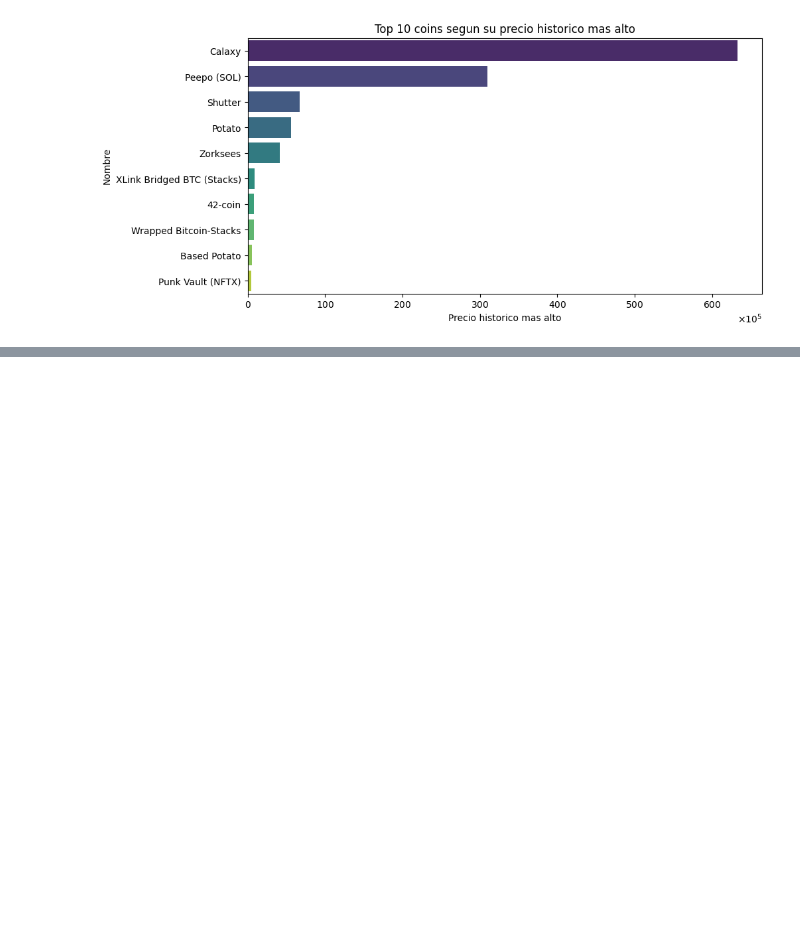
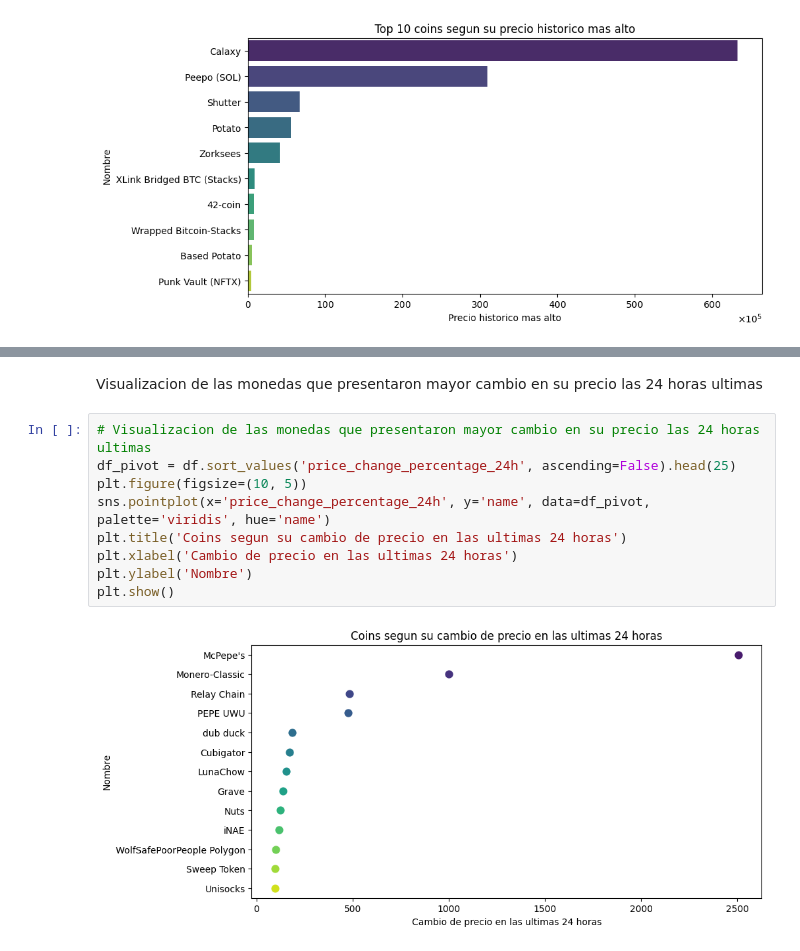
Before and after one commit to LuisFelipePoma/Crypto_App, a Jupyter notebook: src/notebooks/eda_dataset/visualize_dataset.ipynb, the cells around one changed output, grey strips where cells are left out. Saved outputs shown, nothing was run; the diff lists cells and outputs as text; blank space fills up the shorter version.

```diff
--- a/src/notebooks/eda_dataset/visualize_dataset.ipynb
+++ b/src/notebooks/eda_dataset/visualize_dataset.ipynb
@@ -88,0 +101,13 @@ Visualizacion de la circulacion en el mercado
+# %% [markdown]
+Visualizacion de las monedas que presentaron mayor cambio en su precio las 24 horas ultimas
+# %%
+# Visualizacion de las monedas que presentaron mayor cambio en su precio las 24 horas ultimas
+df_pivot = df.sort_values('price_change_percentage_24h', ascending=False).head(25)
+plt.figure(figsize=(10, 5))
+sns.pointplot(x='price_change_percentage_24h', y='name', data=df_pivot, palette='viridis', hue='name')
+plt.title('Coins segun su cambio de precio en las ultimas 24 horas')
+plt.xlabel('Cambio de precio en las ultimas 24 horas')
+plt.ylabel('Nombre')
+plt.show()
+# %% [output]
+[figure, added]
```
Also changed, not shown: parts of 7 cells of this notebook, 2 other files.
